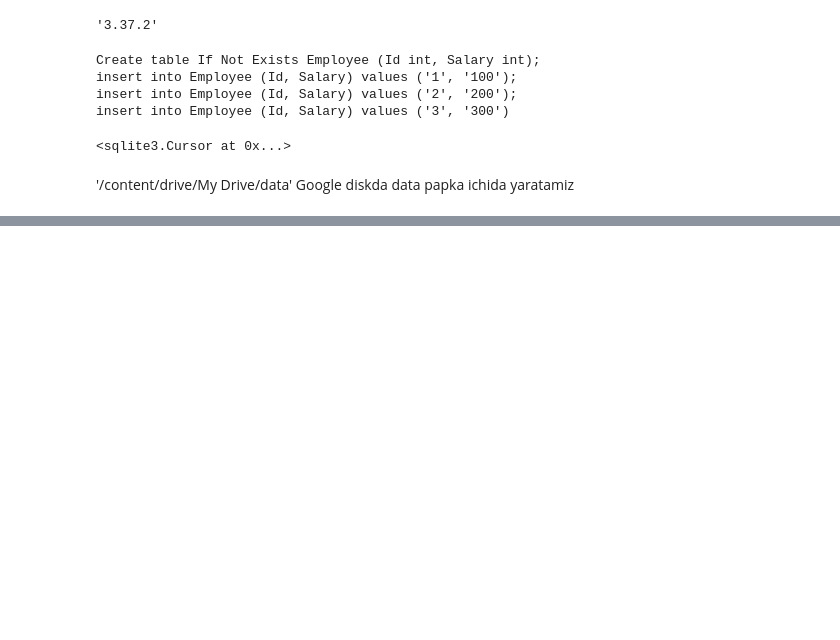
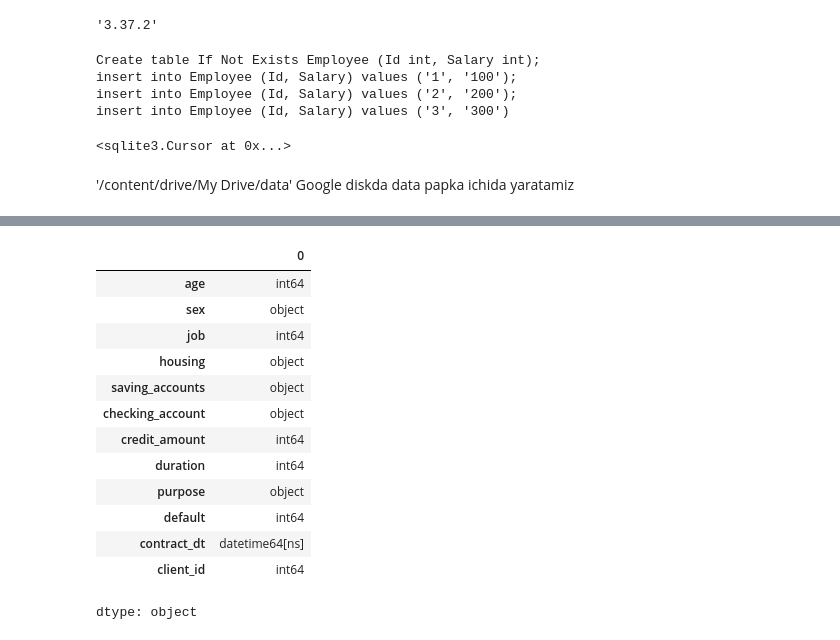
Before and after one commit to bakhodirabdullayevich/SQL_notebooks, a Jupyter notebook: SQLite3.ipynb, the cells around one changed output, grey strips where cells are left out. Saved outputs shown, nothing was run; the diff lists cells and outputs as text; code cells hidden in the pictures; blank space fills up the shorter version.

```diff
--- a/SQLite3.ipynb
+++ b/SQLite3.ipynb
@@ -81,0 +114,19 @@ con = create_engine('postgresql+psycopg2://........')
+# %%
+df['contract_dt'] = pd.to_datetime(df['contract_dt'], format='%Y-%m-%d %H:%M:%S')
+# %%
+df.dtypes
+# %% [output]
+|  | 0 |
+| age | int64 |
+| sex | object |
+| job | int64 |
+| housing | object |
+| saving_accounts | object |
+| checking_account | object |
+| credit_amount | int64 |
+| duration | int64 |
+| purpose | object |
+| default | int64 |
+| contract_dt | datetime64[ns] |
+| client_id | int64 |
+dtype: object
```
Also changed, not shown: parts of 12 cells of this notebook.
